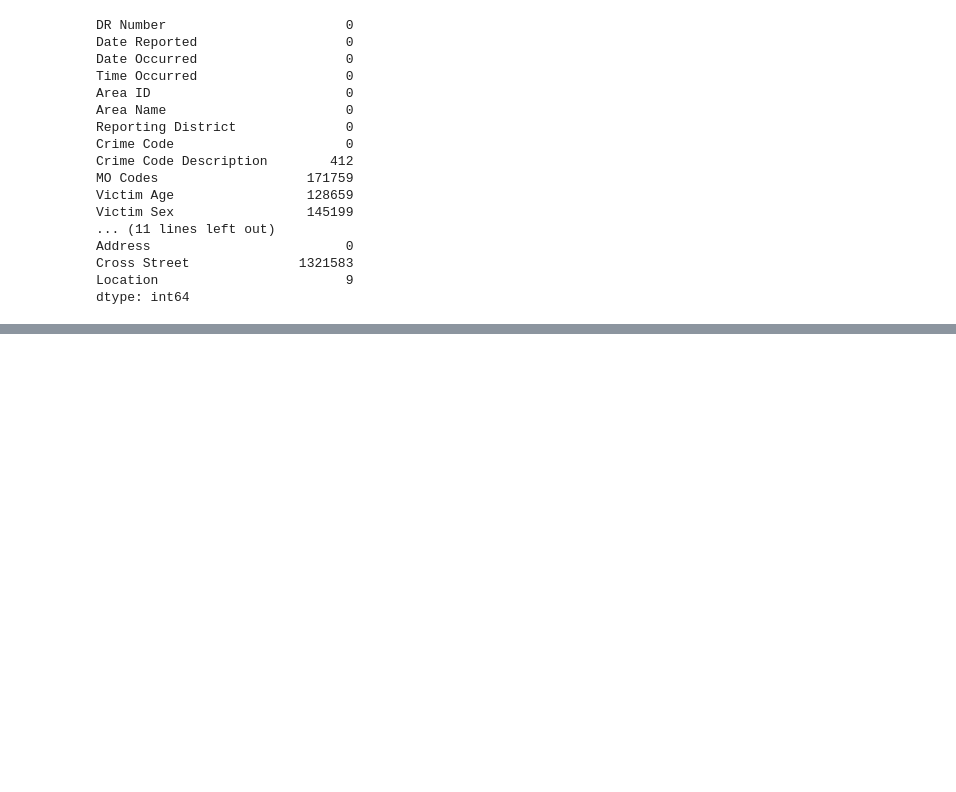
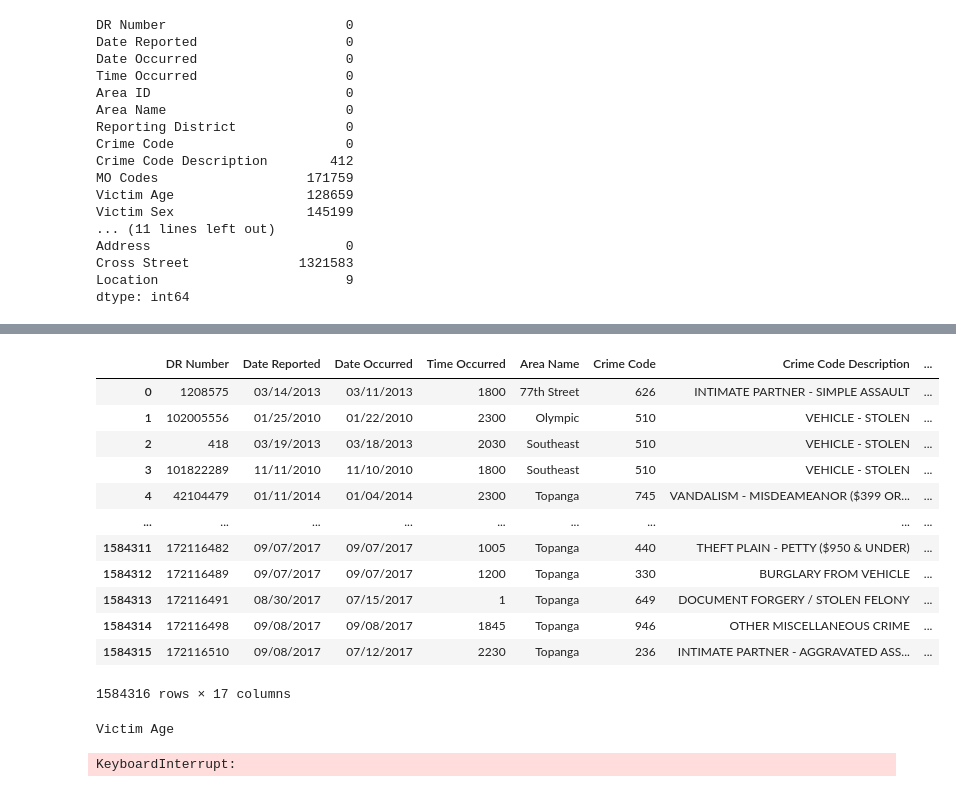
Before and after one commit to TeddyDharma/Crime-in-Los-Angeles, a Jupyter notebook: analytics.ipynb, the cells around one changed output, grey strips where cells are left out. Drawn from its saved outputs; the diff is of its cells as text; code cells hidden in the pictures; blank space fills up the shorter version.

```diff
--- a/analytics.ipynb
+++ b/analytics.ipynb
@@ -99,0 +166,22 @@ for array  in arr:
+# %%
+drop_columns(data = data, columns=["Area ID" , "MO Codes","Reporting District", "Premise Code", "Weapon Used Code", "Crime Code 1", "Crime Code 2", "Crime Code 3", "Crime Code 4", "Weapon Description"])
+# %% [output]
+|  | DR Number | Date Reported | Date Occurred | Time Occurred | Area Name | Crime Code | Crime Code Description | ... |
+| 0 | 1208575 | 03/14/2013 | 03/11/2013 | 1800 | 77th Street | 626 | INTIMATE PARTNER - SIMPLE ASSAULT | ... |
+| 1 | 102005556 | 01/25/2010 | 01/22/2010 | 2300 | Olympic | 510 | VEHICLE - STOLEN | ... |
+| 2 | 418 | 03/19/2013 | 03/18/2013 | 2030 | Southeast | 510 | VEHICLE - STOLEN | ... |
+| 3 | 101822289 | 11/11/2010 | 11/10/2010 | 1800 | Southeast | 510 | VEHICLE - STOLEN | ... |
+| 4 | 42104479 | 01/11/2014 | 01/04/2014 | 2300 | Topanga | 745 | VANDALISM - MISDEAMEANOR ($399 OR... | ... |
+| ... | ... | ... | ... | ... | ... | ... | ... | ... |
+| 1584311 | 172116482 | 09/07/2017 | 09/07/2017 | 1005 | Topanga | 440 | THEFT PLAIN - PETTY ($950 & UNDER) | ... |
+| 1584312 | 172116489 | 09/07/2017 | 09/07/2017 | 1200 | Topanga | 330 | BURGLARY FROM VEHICLE | ... |
+| 1584313 | 172116491 | 08/30/2017 | 07/15/2017 | 1 | Topanga | 649 | DOCUMENT FORGERY / STOLEN FELONY | ... |
+| 1584314 | 172116498 | 09/08/2017 | 09/08/2017 | 1845 | Topanga | 946 | OTHER MISCELLANEOUS CRIME | ... |
+| 1584315 | 172116510 | 09/08/2017 | 07/12/2017 | 2230 | Topanga | 236 | INTIMATE PARTNER - AGGRAVATED ASS... | ... |
+1584316 rows × 17 columns
+# %%
+crime_code = get_null_code(data, null_list)
+crime_code.head()
+# %% [output]
+Victim Age
+KeyboardInterrupt:
```
Also changed, not shown: parts of 5 cells of this notebook, 1 other file.
